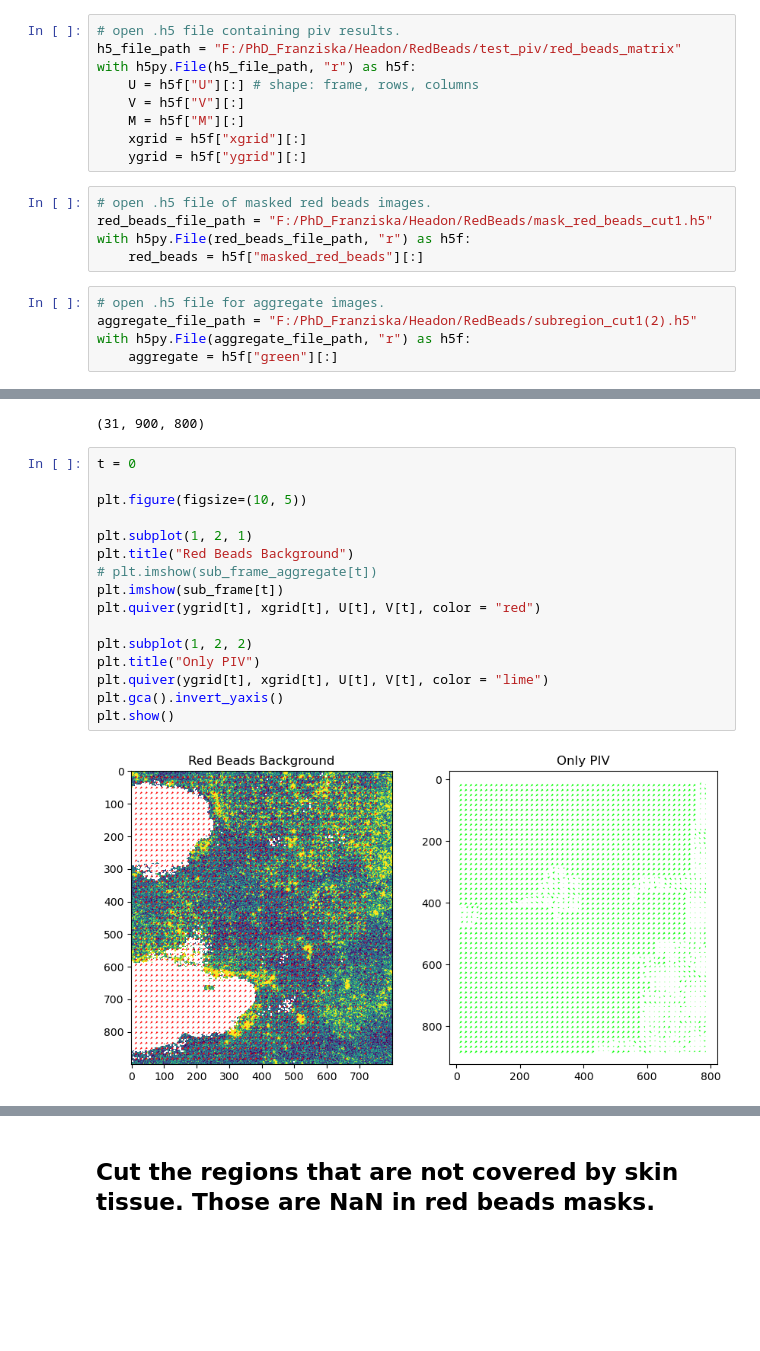
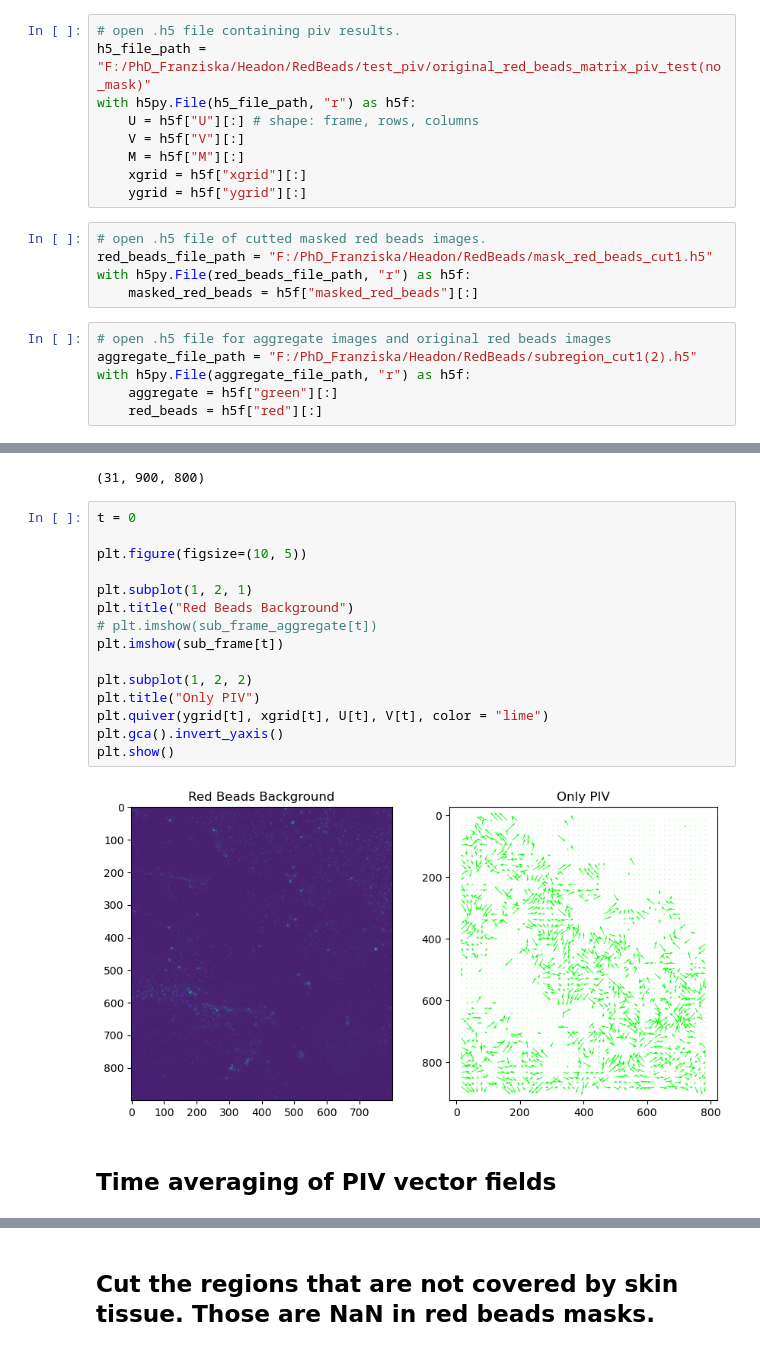
Before and after one commit to rzhou-space/PIV_analysis_headon_data, a Jupyter notebook: RedBeads/PIV_postprocessing.ipynb, the cells around one changed output, grey strips where cells are left out. Saved outputs shown, nothing was run; the diff lists cells and outputs as text; blank space fills up the shorter version.

```diff
--- a/RedBeads/PIV_postprocessing.ipynb
+++ b/RedBeads/PIV_postprocessing.ipynb
@@ -6,7 +7,7 @@ import numpy as np
 ## Input of PIV results, red beads masks and aggregate images
 # %%
 # open .h5 file containing piv results.
-h5_file_path = "F:/PhD_Franziska/Headon/RedBeads/test_piv/red_beads_matrix"
+h5_file_path = "F:/PhD_Franziska/Headon/RedBeads/test_piv/original_red_beads_matrix_piv_test(no_mask)"
 with h5py.File(h5_file_path, "r") as h5f:
     U = h5f["U"][:] # shape: frame, rows, columns
     V = h5f["V"][:]
@@ -14,15 +15,16 @@ with h5py.File(h5_file_path, "r") as h5f:
     xgrid = h5f["xgrid"][:]
     ygrid = h5f["ygrid"][:]
 # %%
-# open .h5 file of masked red beads images.
+# open .h5 file of cutted masked red beads images.
 red_beads_file_path = "F:/PhD_Franziska/Headon/RedBeads/mask_red_beads_cut1.h5"
 with h5py.File(red_beads_file_path, "r") as h5f:
-    red_beads = h5f["masked_red_beads"][:]
+    masked_red_beads = h5f["masked_red_beads"][:]
 # %%
-# open .h5 file for aggregate images.
+# open .h5 file for aggregate images and original red beads images
 aggregate_file_path = "F:/PhD_Franziska/Headon/RedBeads/subregion_cut1(2).h5"
 with h5py.File(aggregate_file_path, "r") as h5f:
     aggregate = h5f["green"][:]
+    red_beads = h5f["red"][:]
 # %%
 sub_frame = red_beads[99:130]
 sub_frame_aggregate = aggregate[99:130]
@@ -32,18 +34,19 @@ sub_frame.shape
 # %%
 t = 0
 
 plt.figure(figsize=(10, 5))
 
 plt.subplot(1, 2, 1)
 plt.title("Red Beads Background")
 # plt.imshow(sub_frame_aggregate[t])
 plt.imshow(sub_frame[t])
-plt.quiver(ygrid[t], xgrid[t], U[t], V[t], color = "red")
 
 plt.subplot(1, 2, 2)
 plt.title("Only PIV")
 plt.quiver(ygrid[t], xgrid[t], U[t], V[t], color = "lime")
 plt.gca().invert_yaxis()
 plt.show()
 # %% [output]
-[figure, old version]
+[figure, new version]
+# %% [markdown]
+## Time averaging of PIV vector fields
```
Also changed, not shown: parts of 14 cells of this notebook, 1 other file.
